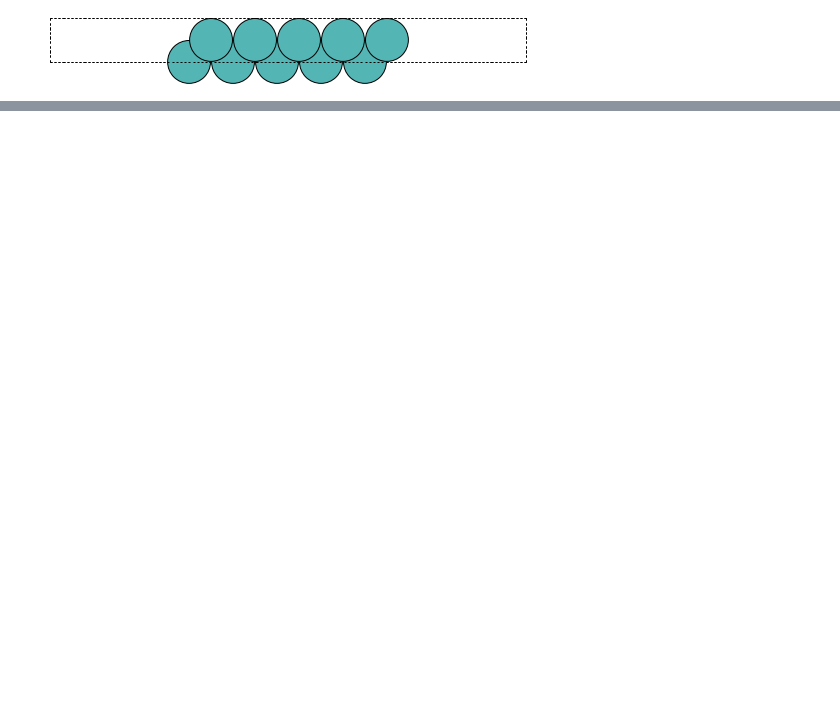
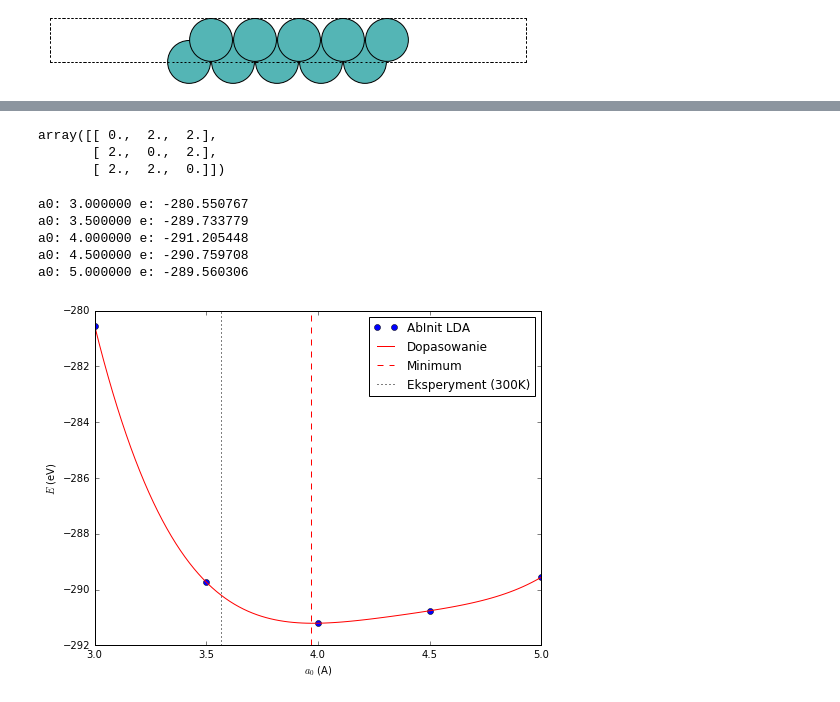
Before and after one commit to jochym/abinitio-workshop, a Jupyter notebook: notebooks/Wizualizacja.ipynb, the cells around one changed output, grey strips where cells are left out. Drawn from its saved outputs; the diff is of its cells as text; code cells hidden in the pictures; blank space fills up the shorter version.

```diff
--- a/notebooks/Wizualizacja.ipynb
+++ b/notebooks/Wizualizacja.ipynb
@@ -147,0 +150,77 @@ RuntimeError: No pseudopotential for Si!
+# %%
+diam = bulk(name='C',crystalstructure='diamond',a=4)
+diam.get_cell()
+# %% [output]
+array([[ 0.,  2.,  2.],
+       [ 2.,  0.,  2.],
+       [ 2.,  2.,  0.]])
+# %%
+calc = Abinit(label='diam',
+              nbands=8,
+              ecut=10 * Ry,  # Uwaga!
+              kpts=[4, 4, 4],  # Uwaga!
+              chksymbreak=0,
+              )
+
+
+calc.set(toldfe=1.0e-2)  # Uwaga!
+
+
+# Pusta lista na wyniki
+e_vs_a0=[]
+
+# Iterujemy po stałej sieci
+for a0 in np.linspace(3,5,5):
+    # W sieci diamentu składowe wektorów wynoszą a0/2
+    b = a0 / 2
+
+    # Ustawiamy komórkę na nowe rozmiary
+    diam.set_cell([(0, b, b),
+                   (b, 0, b),
+                   (b, b, 0)], scale_atoms=True)
+
+    # Przypisujemy procedurę obliczeniową
+    diam.set_calculator(calc)
+
+    # Faktyczne wywołanie programu abinit
+    e = diam.get_potential_energy()
+
+    # Dodajemy wynik do listy
+    e_vs_a0.append([a0,e])
+
+    # Monitorowanie postępów
+    print('a0: %5f e: %5f' % (a0,e))
+    sys.stdout.flush()
+
+# Konwersja na wygodniejszą postać (macierz)
+e_vs_a0=np.array(e_vs_a0).T
+# %% [output]
+a0: 3.000000 e: -280.550767
+a0: 3.500000 e: -289.733779
+a0: 4.000000 e: -291.205448
+a0: 4.500000 e: -290.759708
+a0: 5.000000 e: -289.560306
+# %%
+# Wykres wyników
+plt.figure(figsize=(8,6))
+
+# Wyliczone punkty
+plt.plot(e_vs_a0[0],e_vs_a0[1],'bo',label='AbInit LDA')
+
+# Dopasowanie wielomianu
+fit=np.polyfit(e_vs_a0[0],e_vs_a0[1],4)
+
+# I jego wykres
+x=np.linspace(e_vs_a0[0].min(),e_vs_a0[0].max(),100)
+plt.plot(x,np.polyval(fit,x),'r-',label=u'Dopasowanie')
+
+# Dodatkowe elementy rysunku
+plt.axvline(x[np.polyval(fit,x).argmin()],ls='--',color='r',label='Minimum')
+plt.axvline(3.56683,ls=':',color='k',label='Eksperyment (300K)')
+
+# Opisy
+plt.legend(loc='best')
+plt.xlabel('$a_0$ (A)')
+plt.ylabel('$E$ (eV)');
+# %% [output]
+[figure, added]
```
Also changed, not shown: parts of 9 cells of this notebook, 12 other files.
